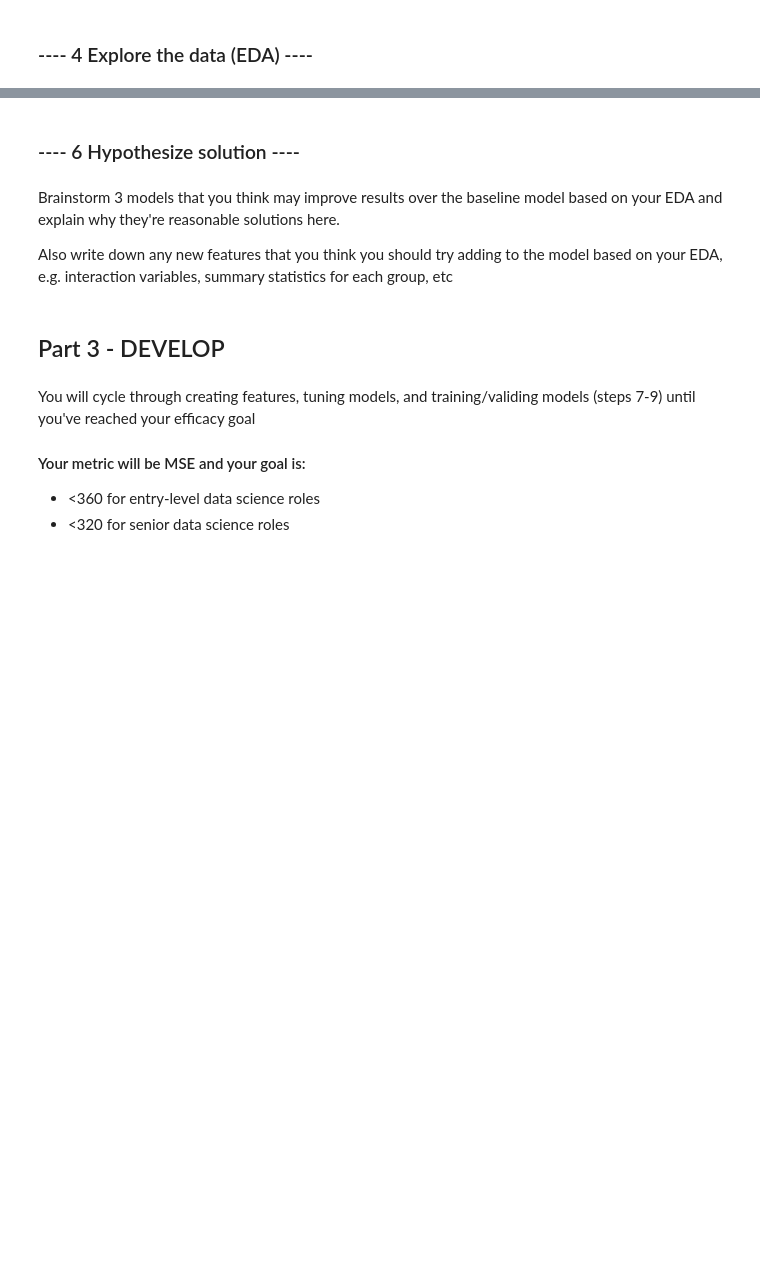
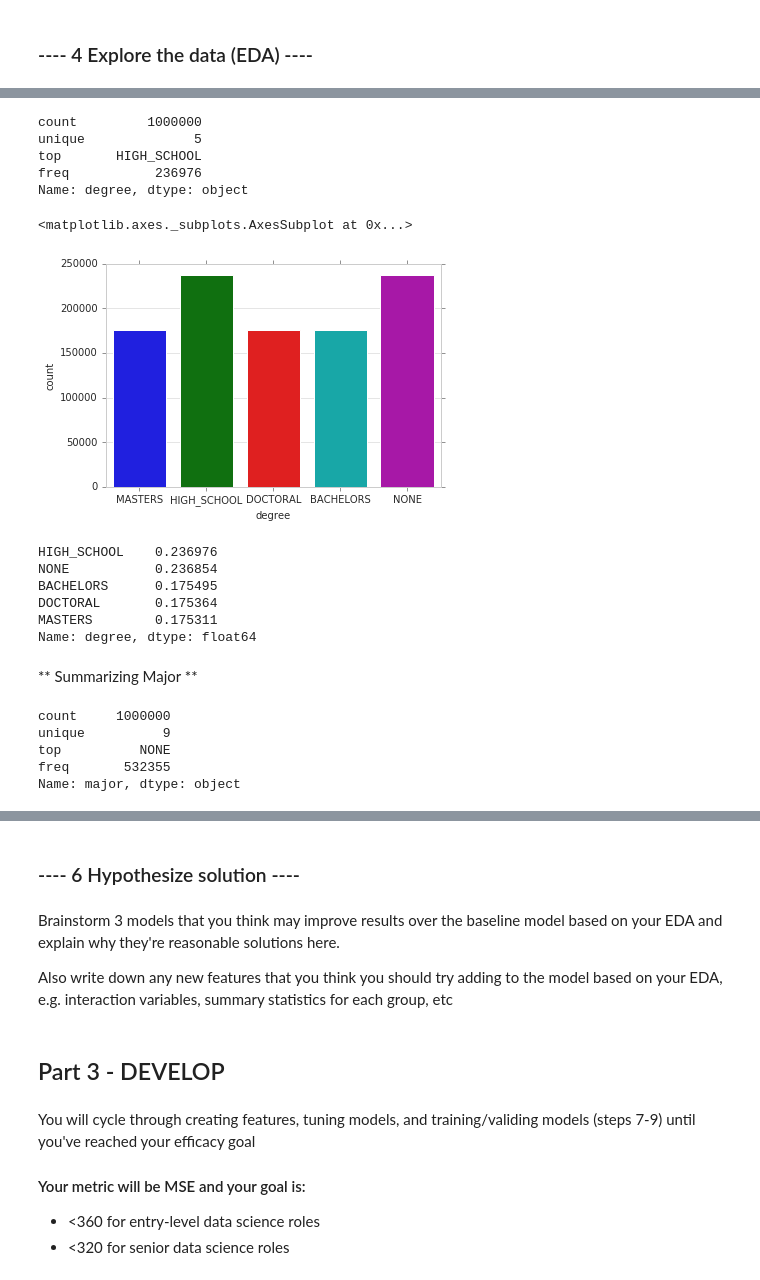
Before and after one commit to naiduizm/SalaryPredictionPortfolio, a Jupyter notebook: First Portfolio Project.ipynb, the cells around one changed output, grey strips where cells are left out. Saved outputs shown, nothing was run; the diff lists cells and outputs as text; code cells hidden in the pictures; blank space fills up the shorter version.

```diff
--- a/First Portfolio Project.ipynb
+++ b/First Portfolio Project.ipynb
@@ -95,0 +147,33 @@ sns.distplot(df_trainSalaries['salary'], norm_hist=False, kde=False, bins=20)
+# %%
+df_trainFeatures['degree'].describe()
+# %% [output]
+count         1000000
+unique              5
+top       HIGH_SCHOOL
+freq           236976
+Name: degree, dtype: object
+# %%
+sns.countplot(x='degree', data=df_trainFeatures)
+# %% [output]
+<matplotlib.axes._subplots.AxesSubplot at 0x...>
+[figure, added]
+# %%
+deg_freq = df_trainFeatures['degree'].value_counts(normalize=True, ascending=False)
+deg_freq
+# %% [output]
+HIGH_SCHOOL    0.236976
+NONE           0.236854
+BACHELORS      0.175495
+DOCTORAL       0.175364
+MASTERS        0.175311
+Name: degree, dtype: float64
+# %% [markdown]
+** Summarizing Major **
+# %%
+df_trainFeatures['major'].describe()
+# %% [output]
+count     1000000
+unique          9
+top          NONE
+freq       532355
+Name: major, dtype: object
```
Also changed, not shown: parts of 59 cells of this notebook.
